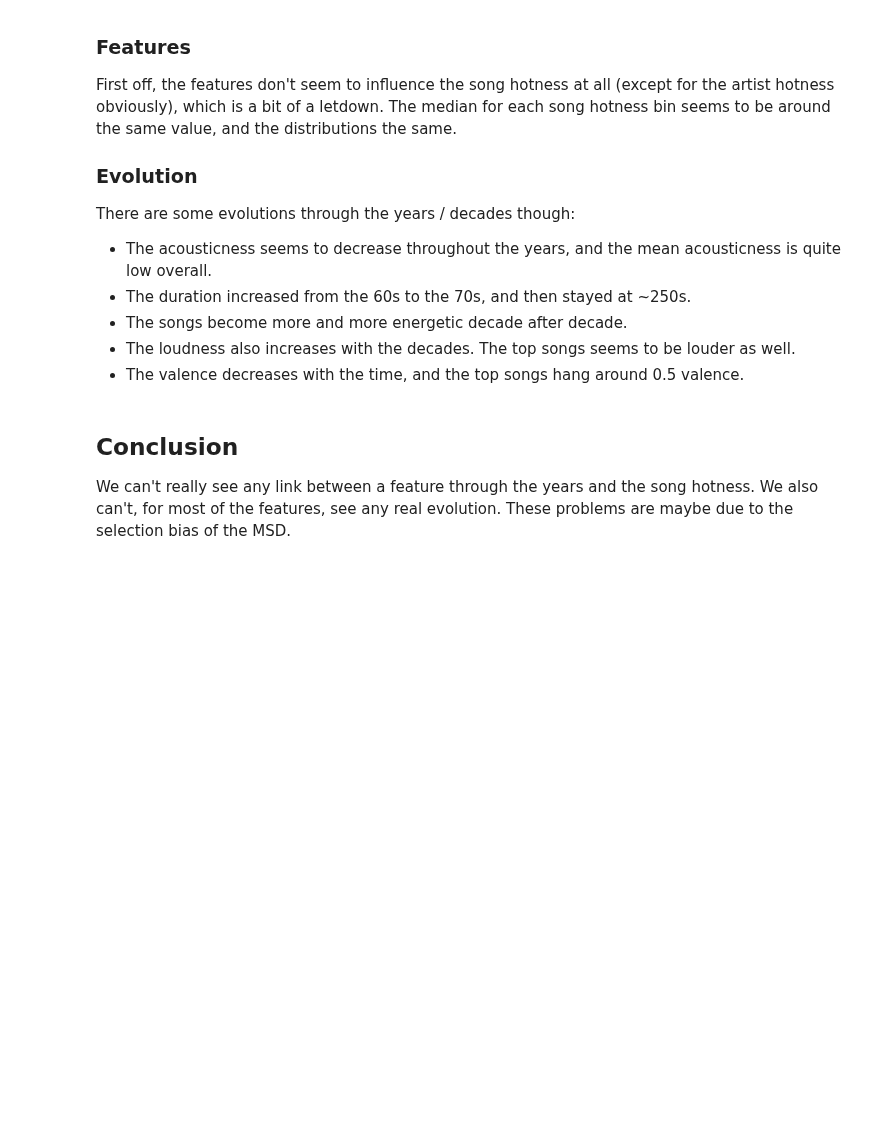
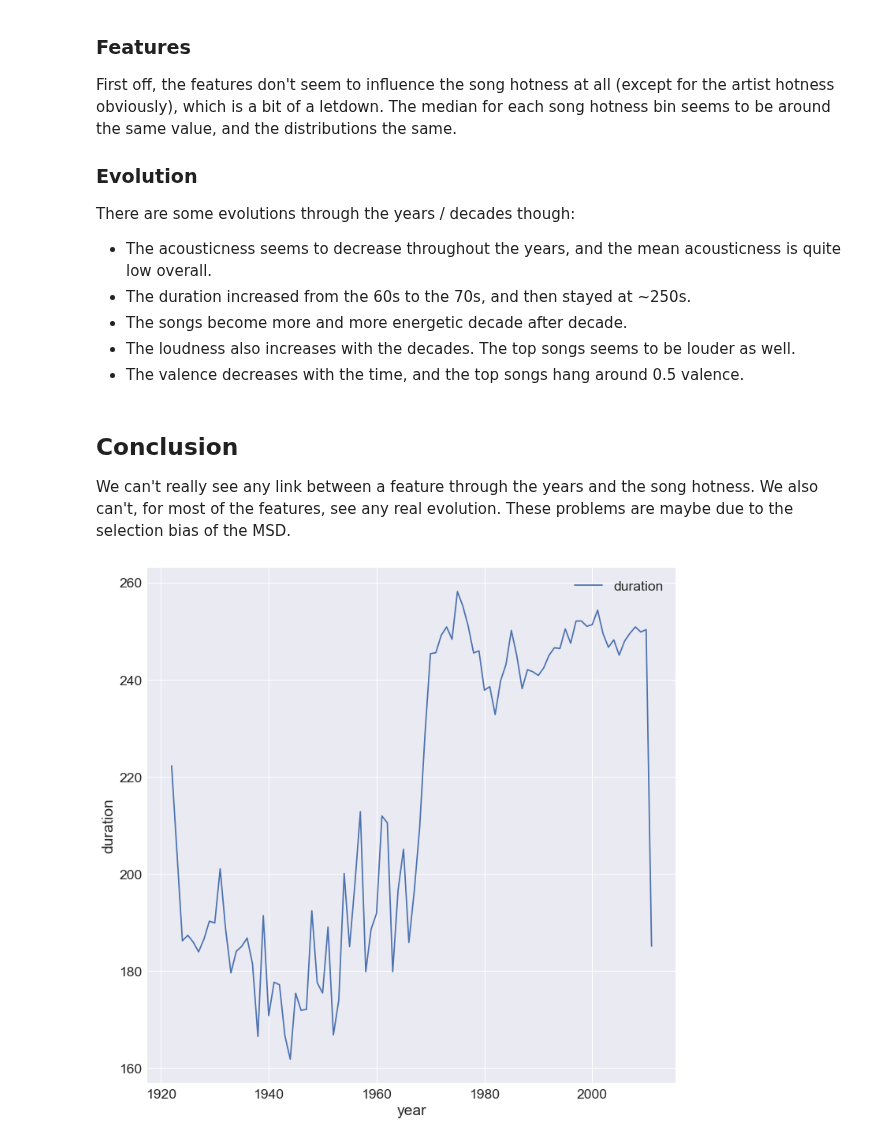
Before and after one commit to AWehenkel/ADA-2017, a Jupyter notebook: FinalProject/split notebooks/Year_analysis.ipynb, the cells around one changed output. Drawn from its saved outputs; the diff is of its cells as text; code cells hidden in the pictures; blank space fills up the shorter version.

```diff
--- a/FinalProject/split notebooks/Year_analysis.ipynb
+++ b/FinalProject/split notebooks/Year_analysis.ipynb
@@ -354,3 +370,11 @@ There are some evolutions through the years / decades though:
 # %% [markdown]
 ## Conclusion
 We can't really see any link between a feature through the years and the song hotness. We also can't, for most of the features, see any real evolution. These problems are maybe due to the selection bias of the MSD.
+# %%
+fig = plt.figure()
+fig.set_size_inches(12,12)
+ax = plt.gca()
+plot_by_year(df,"duration",ax=ax)
+fig.savefig("../datastory/figures/year_analysis_plots/duration.png")
+# %% [output]
+[figure, added]
```
Also changed, not shown: parts of 3 cells of this notebook, 18 other files.
